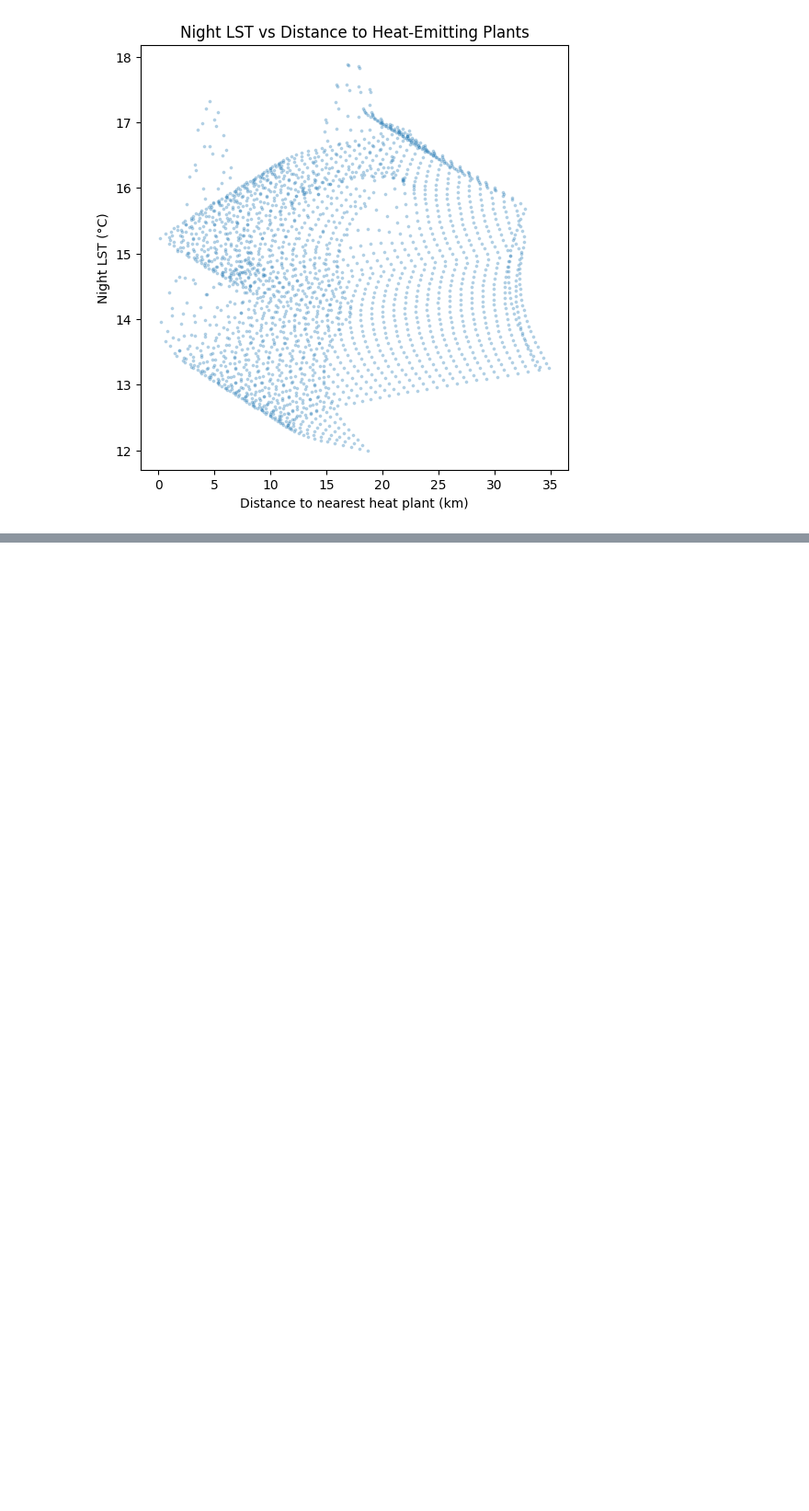
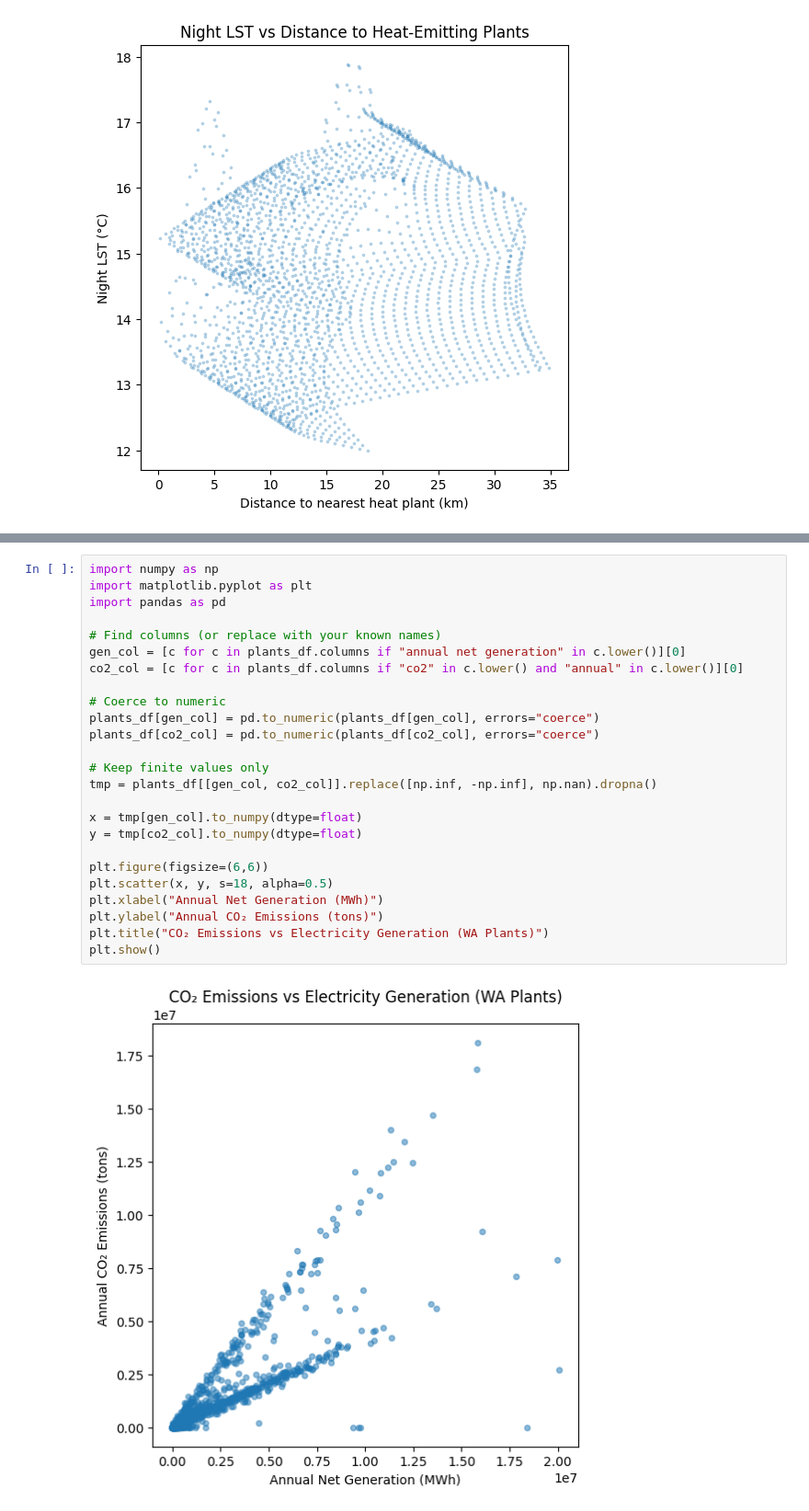
Before and after one commit to Letrus/Seattle-Urban-Heat-Island-Project, a Jupyter notebook: SimpleEDA.ipynb, the cells around one changed output, grey strips where cells are left out. Shown at 92% size. Drawn from its saved outputs; the diff is of its cells as text; blank space fills up the shorter version.

```diff
--- a/SimpleEDA.ipynb
+++ b/SimpleEDA.ipynb
@@ -411,0 +464,27 @@ plt.show()
+# %%
+import numpy as np
+import matplotlib.pyplot as plt
+import pandas as pd
+
+# Find columns (or replace with your known names)
+gen_col = [c for c in plants_df.columns if "annual net generation" in c.lower()][0]
+co2_col = [c for c in plants_df.columns if "co2" in c.lower() and "annual" in c.lower()][0]
+
+# Coerce to numeric
+plants_df[gen_col] = pd.to_numeric(plants_df[gen_col], errors="coerce")
+plants_df[co2_col] = pd.to_numeric(plants_df[co2_col], errors="coerce")
+
+# Keep finite values only
+tmp = plants_df[[gen_col, co2_col]].replace([np.inf, -np.inf], np.nan).dropna()
+
+x = tmp[gen_col].to_numpy(dtype=float)
+y = tmp[co2_col].to_numpy(dtype=float)
+
+plt.figure(figsize=(6,6))
+plt.scatter(x, y, s=18, alpha=0.5)
+plt.xlabel("Annual Net Generation (MWh)")
+plt.ylabel("Annual CO₂ Emissions (tons)")
+plt.title("CO₂ Emissions vs Electricity Generation (WA Plants)")
+plt.show()
+# %% [output]
+[figure, added]
```
Also changed, not shown: parts of 11 cells of this notebook.
